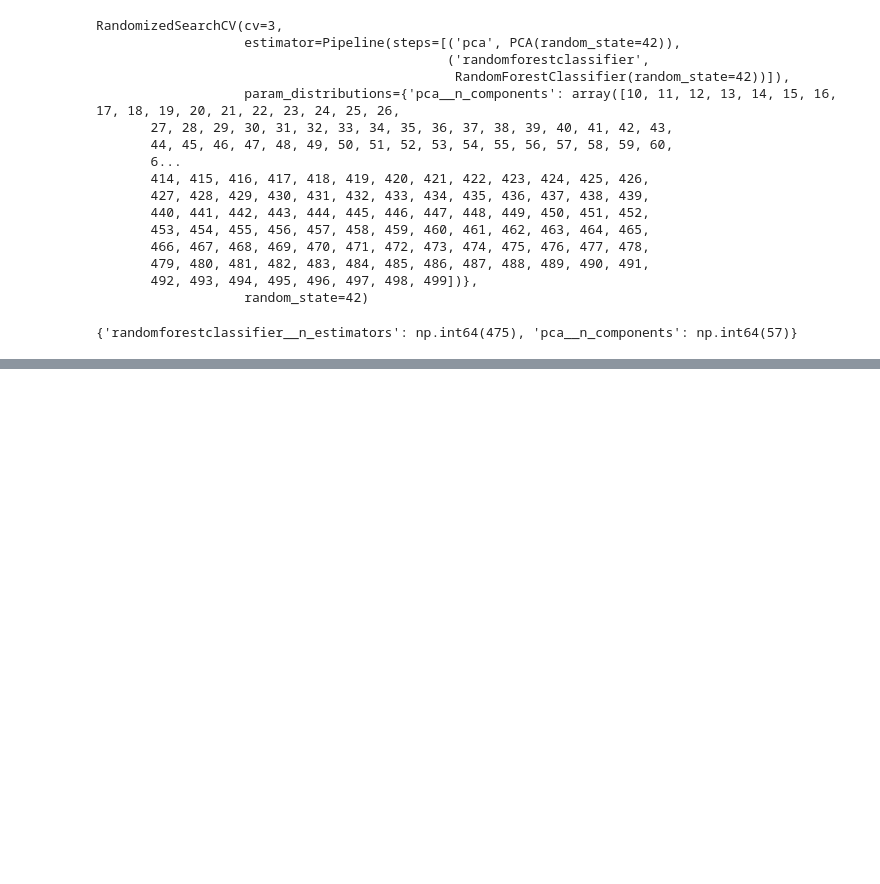
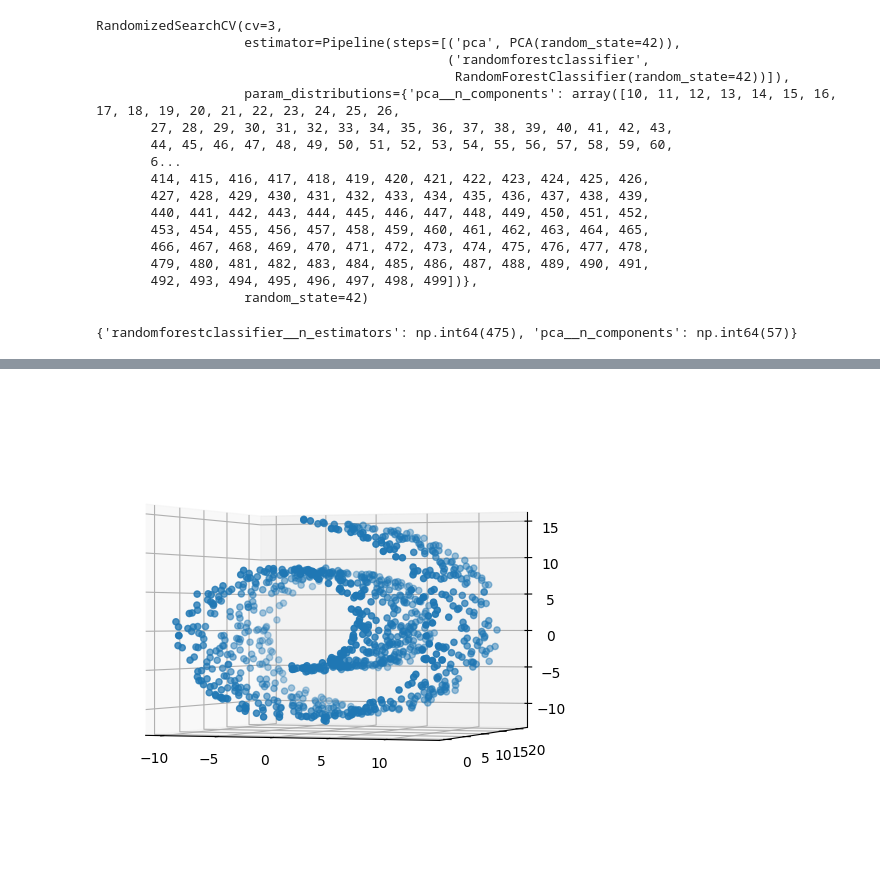
Before and after one commit to bundela05/mlcodez, a Jupyter notebook: ai and ml/code/ch7_dimensionalityReduction.ipynb, the cells around one changed output, grey strips where cells are left out. Saved outputs shown, nothing was run; the diff lists cells and outputs as text; code cells hidden in the pictures; blank space fills up the shorter version.

```diff
--- a/ai and ml/code/ch7_dimensionalityReduction.ipynb
+++ b/ai and ml/code/ch7_dimensionalityReduction.ipynb
@@ -48,0 +143,17 @@ print(rnd_search.best_params_)
+# %%
+import matplotlib.pyplot as plt
+
+# Create 3D figure
+fig = plt.figure(figsize=(8, 6))
+ax = fig.add_subplot(111, projection="3d")
+
+# Scatter plot using t for color mapping
+scatter = ax.scatter(
+    X_swiss[:, 0],
+    X_swiss[:, 1],
+    X_swiss[:, 2],
+)
+ax.view_init(elev=0, azim=-70)
+plt.show()
+# %% [output]
+[figure, added]
```
Also changed, not shown: parts of 17 cells of this notebook.
